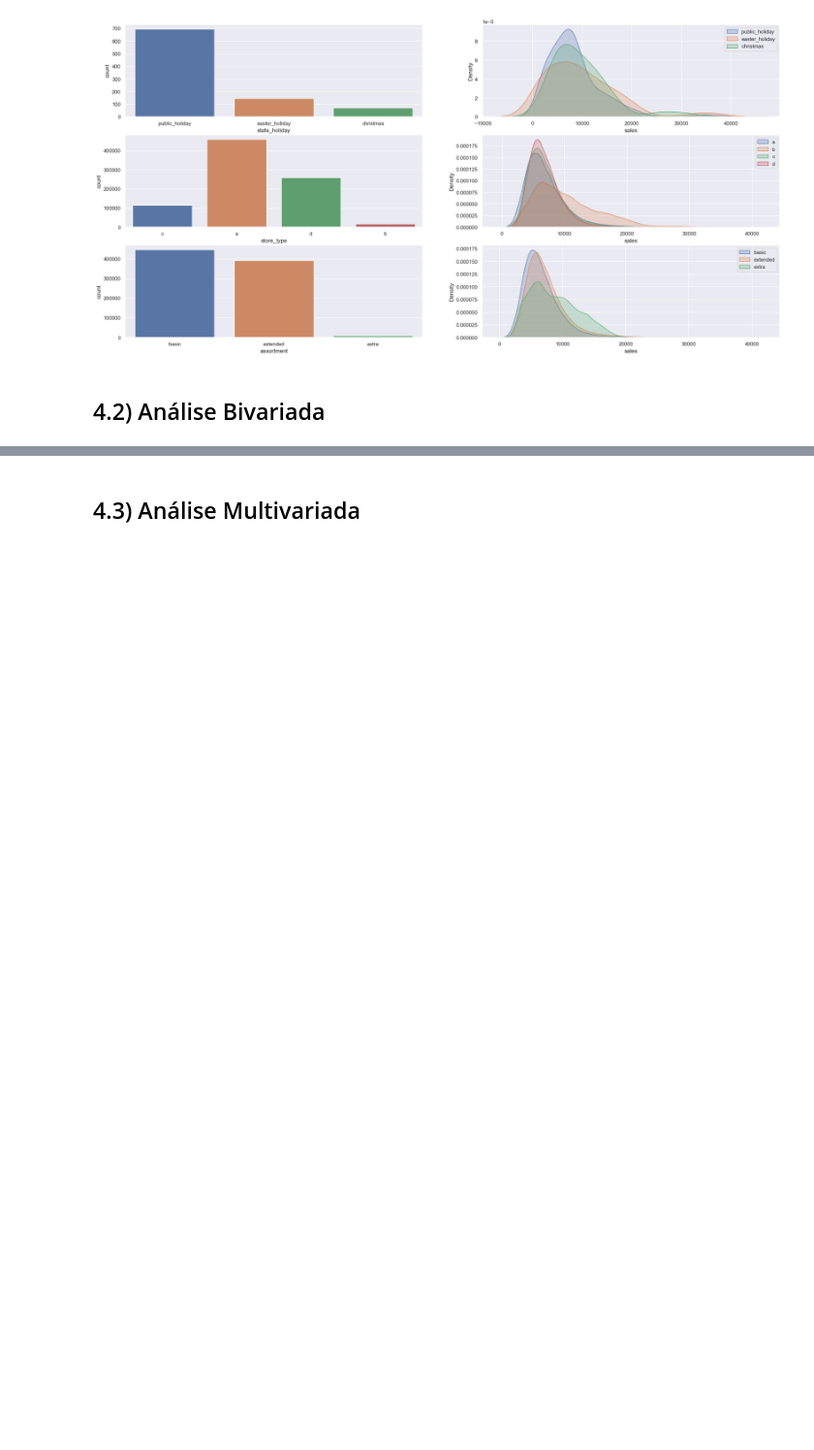
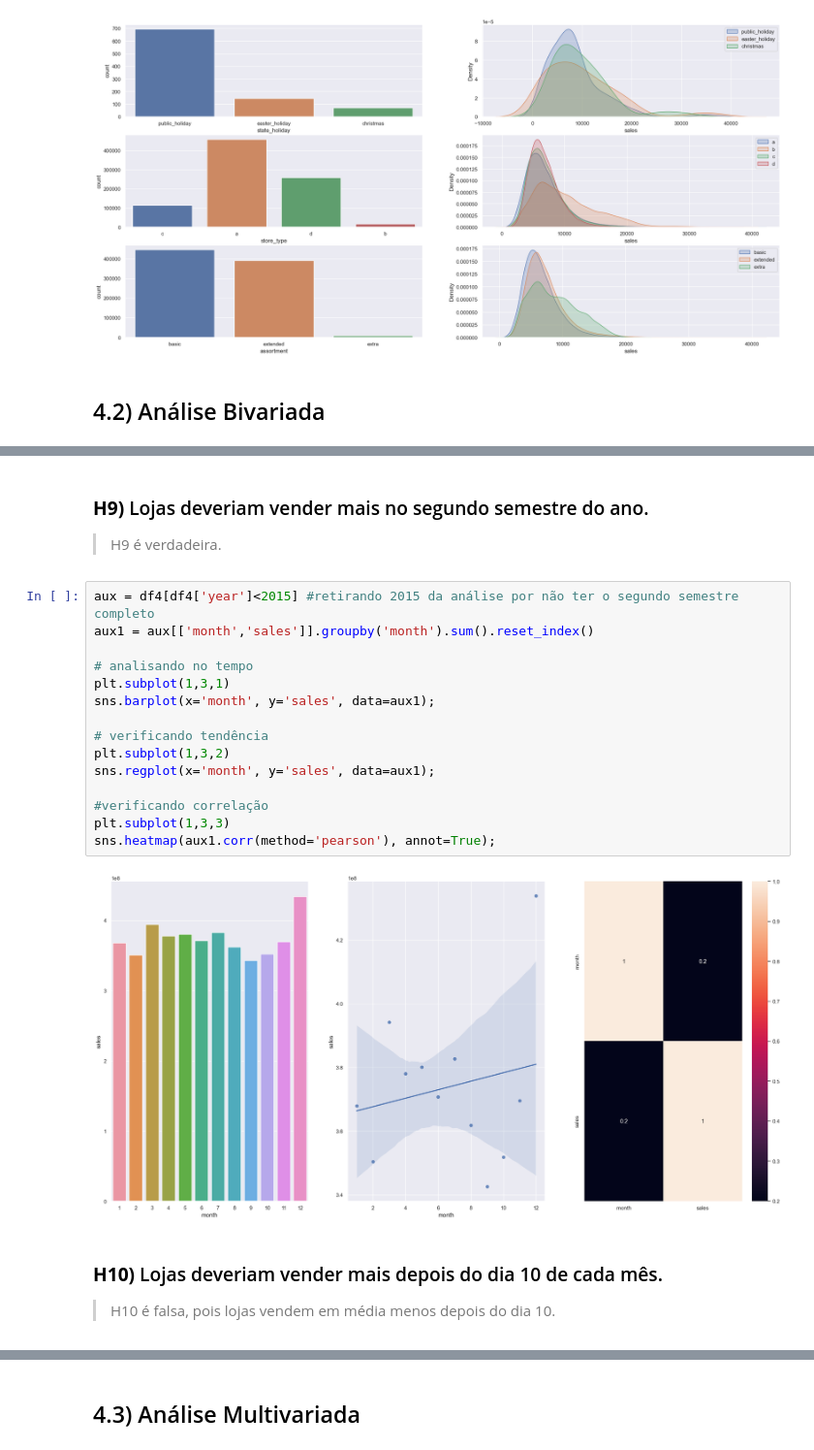
Before and after one commit to FabricioBucher/Rossmann, a Jupyter notebook: m04_v01_store_sales_prediction.ipynb, the cells around one changed output, grey strips where cells are left out. Shown at 97% size. Saved outputs shown, nothing was run; the diff lists cells and outputs as text; blank space fills up the shorter version.

```diff
--- a/m04_v01_store_sales_prediction.ipynb
+++ b/m04_v01_store_sales_prediction.ipynb
@@ -743,0 +684,24 @@ sns.barplot(x='school_holiday', y='sales', data=aux1);
+# %% [markdown]
+### **H9)** Lojas deveriam vender mais no segundo semestre do ano.
+
+> H9 é verdadeira.
+# %%
+aux = df4[df4['year']<2015] #retirando 2015 da análise por não ter o segundo semestre completo
+aux1 = aux[['month','sales']].groupby('month').sum().reset_index()
+
+# analisando no tempo
+plt.subplot(1,3,1)
+sns.barplot(x='month', y='sales', data=aux1);
+
+# verificando tendência
+plt.subplot(1,3,2)
+sns.regplot(x='month', y='sales', data=aux1);
+
+#verificando correlação
+plt.subplot(1,3,3)
+sns.heatmap(aux1.corr(method='pearson'), annot=True);
+# %% [output]
+[figure, added]
+# %% [markdown]
+### **H10)** Lojas deveriam vender mais depois do dia 10 de cada mês.
+> H10 é falsa, pois lojas vendem em média menos depois do dia 10.
```
Also changed, not shown: parts of 51 cells of this notebook.
